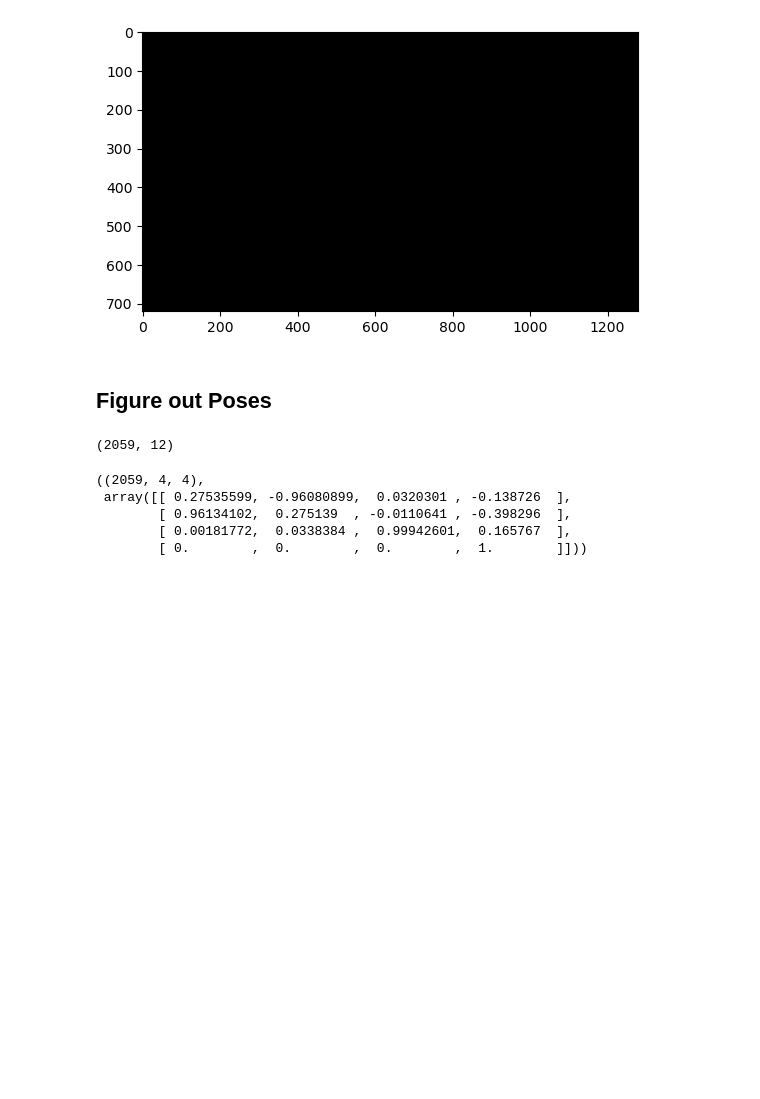
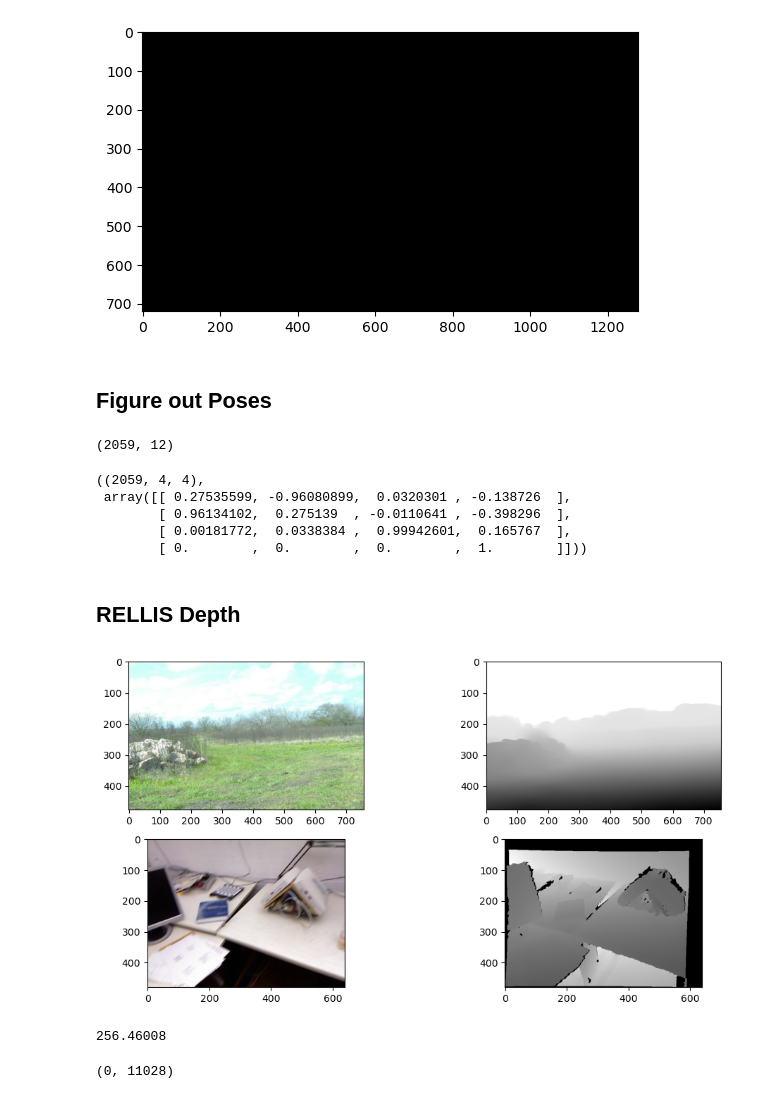
Before and after one commit to Stelath/SplaTAM, a Jupyter notebook: test.ipynb, the cells around one changed output. Saved outputs shown, nothing was run; the diff lists cells and outputs as text; code cells hidden in the pictures; blank space fills up the shorter version.

```diff
--- a/test.ipynb
+++ b/test.ipynb
@@ -77,3 +78,32 @@ poses.shape, poses[1]
 # %%
 
 poses = torch.from_numpy(poses).float()
+# %% [markdown]
+## RELLIS Depth
+# %%
+img_rellis = Image.open('data/RELLIS/04/images/frame000632.jpg')
+depth_rellis = np.load('data/RELLIS/04/depth/frame000632.npy')
+
+img_tum = Image.open('data/TUM_RGBD/rgbd_dataset_freiburg1_desk2/rgb/1305031526.671473.png')
+depth_tum = np.array(Image.open('data/TUM_RGBD/rgbd_dataset_freiburg1_desk2/depth/1305031526.688356.png'))
+
+# Display both side by side using pyplot
+fig, ax = plt.subplots(2, 2, figsize=(12, 6))
+
+ax[0][0].imshow(img_rellis)
+ax[0][1].imshow(depth_rellis, cmap='gray')
+
+ax[1][0].imshow(img_tum)
+ax[1][1].imshow(depth_tum, cmap='gray')
+
+plt.show()
+# %% [output]
+[figure, added]
+# %%
+depth[-1][-1]
+# %% [output]
+256.46008
+# %%
+depth.min(), depth.max()
+# %% [output]
+(0, 11028)
```
Also changed, not shown: parts of 1 cell of this notebook, 6 other files.
